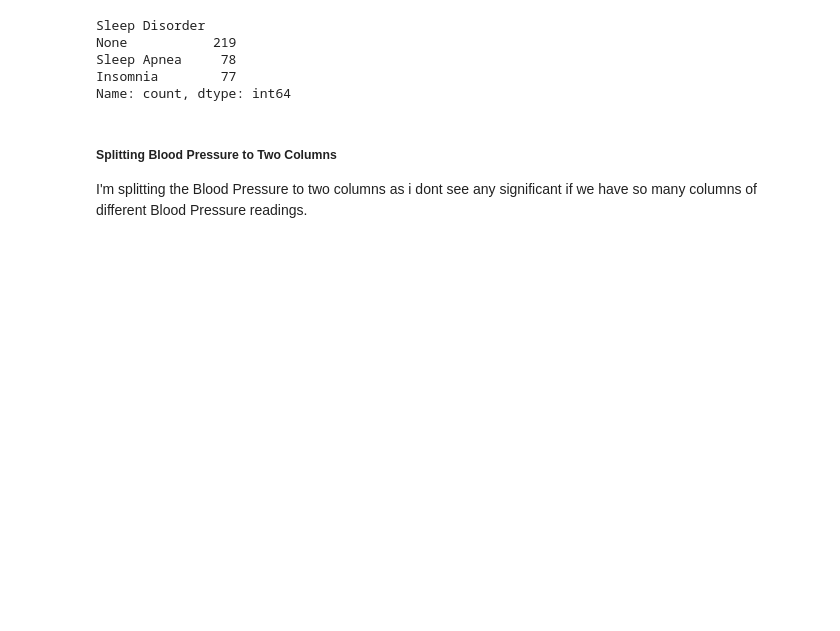
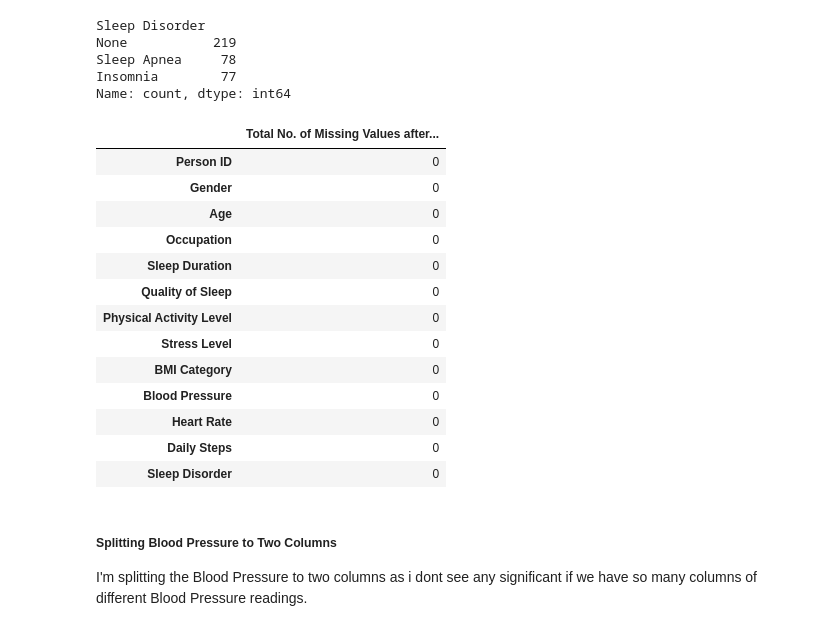
Before and after one commit to AzlinRusnan/Sleep_Quality_Analysis, a Jupyter notebook: Sleep_Duration_vs_Quality.ipynb, the cells around one changed output. Drawn from its saved outputs; the diff is of its cells as text; code cells hidden in the pictures; blank space fills up the shorter version.

```diff
--- a/Sleep_Duration_vs_Quality.ipynb
+++ b/Sleep_Duration_vs_Quality.ipynb
@@ -83,6 +91,24 @@ None           219
 Sleep Apnea     78
 Insomnia        77
 Name: count, dtype: int64
+# %%
+# Total No. of Missing Values after NaN replacement
+df.isnull().sum().to_frame().rename(columns={0:"Total No. of Missing Values after NaN replacement"})
+# %% [output]
+|  | Total No. of Missing Values after... |
+| Person ID | 0 |
+| Gender | 0 |
+| Age | 0 |
+| Occupation | 0 |
+| Sleep Duration | 0 |
+| Quality of Sleep | 0 |
+| Physical Activity Level | 0 |
+| Stress Level | 0 |
+| BMI Category | 0 |
+| Blood Pressure | 0 |
+| Heart Rate | 0 |
+| Daily Steps | 0 |
+| Sleep Disorder | 0 |
 # %% [markdown]
 ##### **Splitting Blood Pressure to Two Columns**
 
```
Also changed, not shown: parts of 4 cells of this notebook.
